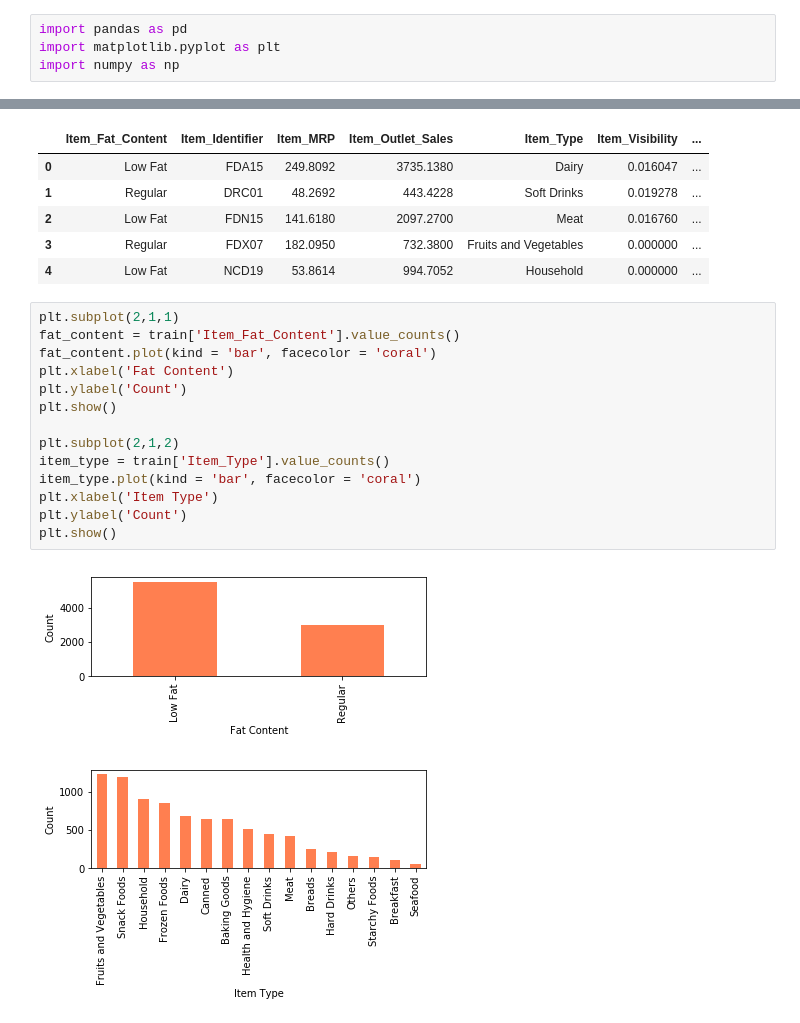
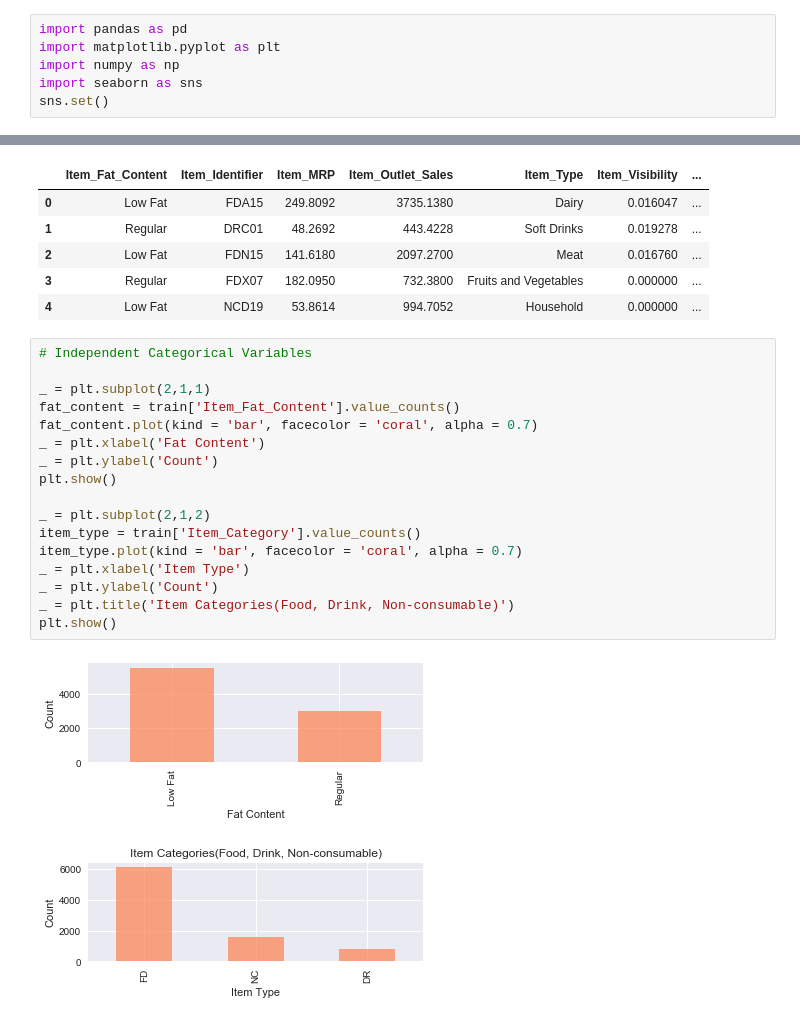
Before and after one commit to RupaliShah/Springboard, a Jupyter notebook: Capstone1/EDA.ipynb, the cells around one changed output, grey strips where cells are left out. Drawn from its saved outputs; the diff is of its cells as text.

```diff
--- a/Capstone1/EDA.ipynb
+++ b/Capstone1/EDA.ipynb
@@ -2,6 +2,8 @@
 import pandas as pd
 import matplotlib.pyplot as plt
 import numpy as np
+import seaborn as sns
+sns.set()
 # %%
 train = pd.read_csv('data/train_clean.csv')
 test = pd.read_csv('data/test_clean.csv')
@@ -15,20 +17,23 @@ train.head()
 | 3 | Regular | FDX07 | 182.0950 | 732.3800 | Fruits and Vegetables | 0.000000 | ... |
 | 4 | Low Fat | NCD19 | 53.8614 | 994.7052 | Household | 0.000000 | ... |
 # %%
-plt.subplot(2,1,1)
+# Independent Categorical Variables
+
+_ = plt.subplot(2,1,1)
 fat_content = train['Item_Fat_Content'].value_counts()
-fat_content.plot(kind = 'bar', facecolor = 'coral')
-plt.xlabel('Fat Content')
-plt.ylabel('Count')
+fat_content.plot(kind = 'bar', facecolor = 'coral', alpha = 0.7)
+_ = plt.xlabel('Fat Content')
+_ = plt.ylabel('Count')
 plt.show()
 
-plt.subplot(2,1,2)
-item_type = train['Item_Type'].value_counts()
-item_type.plot(kind = 'bar', facecolor = 'coral')
-plt.xlabel('Item Type')
-plt.ylabel('Count')
+_ = plt.subplot(2,1,2)
+item_type = train['Item_Category'].value_counts()
+item_type.plot(kind = 'bar', facecolor = 'coral', alpha = 0.7)
+_ = plt.xlabel('Item Type')
+_ = plt.ylabel('Count')
+_ = plt.title('Item Categories(Food, Drink, Non-consumable)')
 plt.show()
 # %% [output]
-[figure, old version]
+[figure, new version]
-[figure, old version]
+[figure, new version]
 # %%
```
Also changed, not shown: parts of 20 cells of this notebook.
